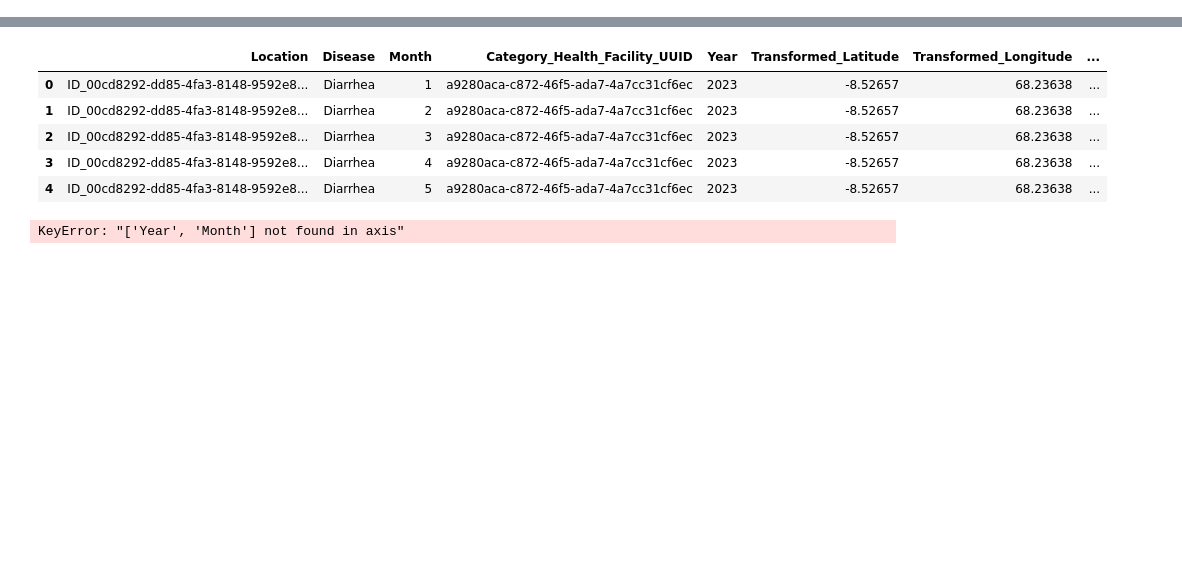
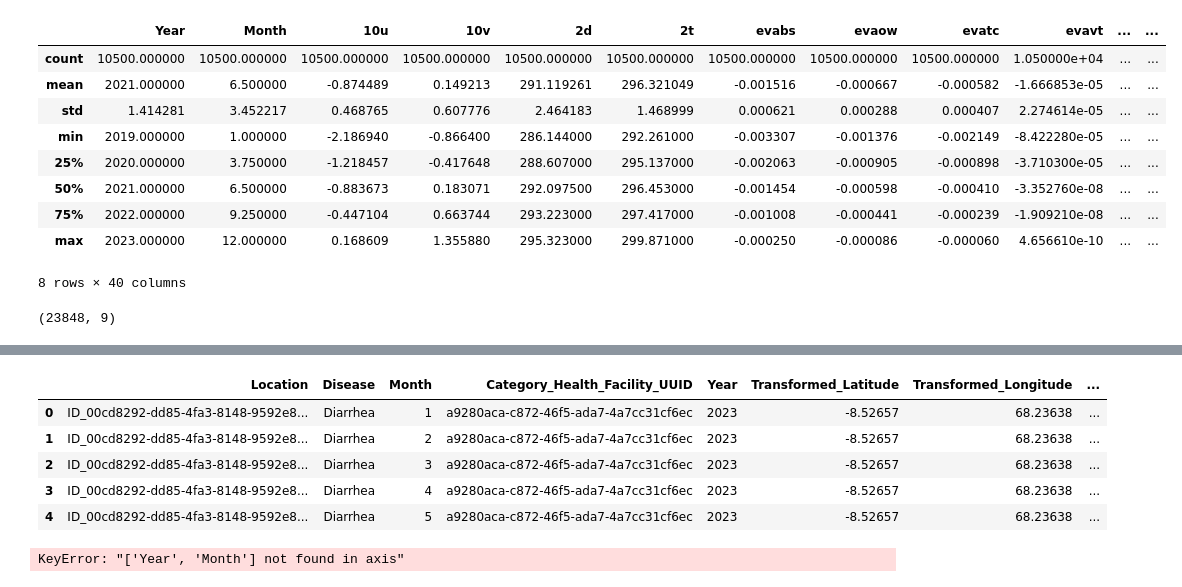
Before and after one commit to michaelgobz/ML-and-AI-Challenges, a Jupyter notebook: SUA-Outsmarting-Outbreaks-Challenge/Outsmarting_Outbreaks.ipynb, the cells around one changed output, grey strips where cells are left out. Saved outputs shown, nothing was run; the diff lists cells and outputs as text; code cells hidden in the pictures; blank space fills up the shorter version.

```diff
--- a/SUA-Outsmarting-Outbreaks-Challenge/Outsmarting_Outbreaks.ipynb
+++ b/SUA-Outsmarting-Outbreaks-Challenge/Outsmarting_Outbreaks.ipynb
@@ -45,0 +124,19 @@ train.describe()
+# %%
+# describe water_sources
+water_sources.describe()
+# %% [output]
+|  | Year | Month | 10u | 10v | 2d | 2t | evabs | evaow | evatc | evavt | ... | ... |
+| count | 10500.000000 | 10500.000000 | 10500.000000 | 10500.000000 | 10500.000000 | 10500.000000 | 10500.000000 | 10500.000000 | 10500.000000 | 1.050000e+04 | ... | ... |
+| mean | 2021.000000 | 6.500000 | -0.874489 | 0.149213 | 291.119261 | 296.321049 | -0.001516 | -0.000667 | -0.000582 | -1.666853e-05 | ... | ... |
+| std | 1.414281 | 3.452217 | 0.468765 | 0.607776 | 2.464183 | 1.468999 | 0.000621 | 0.000288 | 0.000407 | 2.274614e-05 | ... | ... |
+| min | 2019.000000 | 1.000000 | -2.186940 | -0.866400 | 286.144000 | 292.261000 | -0.003307 | -0.001376 | -0.002149 | -8.422280e-05 | ... | ... |
+| 25% | 2020.000000 | 3.750000 | -1.218457 | -0.417648 | 288.607000 | 295.137000 | -0.002063 | -0.000905 | -0.000898 | -3.710300e-05 | ... | ... |
+| 50% | 2021.000000 | 6.500000 | -0.883673 | 0.183071 | 292.097500 | 296.453000 | -0.001454 | -0.000598 | -0.000410 | -3.352760e-08 | ... | ... |
+| 75% | 2022.000000 | 9.250000 | -0.447104 | 0.663744 | 293.223000 | 297.417000 | -0.001008 | -0.000441 | -0.000239 | -1.909210e-08 | ... | ... |
+| max | 2023.000000 | 12.000000 | 0.168609 | 1.355880 | 295.323000 | 299.871000 | -0.000250 | -0.000086 | -0.000060 | 4.656610e-10 | ... | ... |
+8 rows × 40 columns
+# %%
+# train shape
+train.shape
+# %% [output]
+(23848, 9)
```
Also changed, not shown: parts of 20 cells of this notebook.
